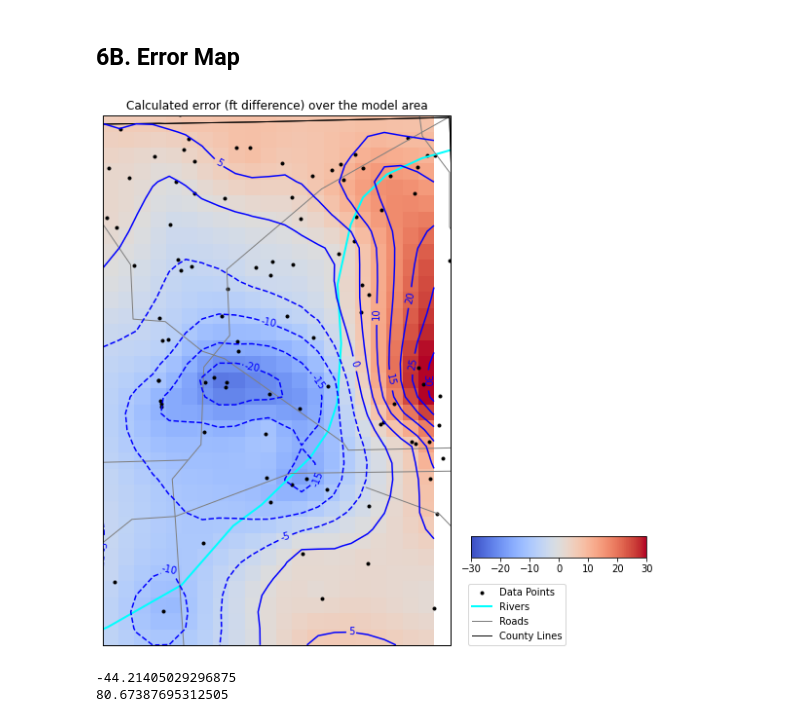
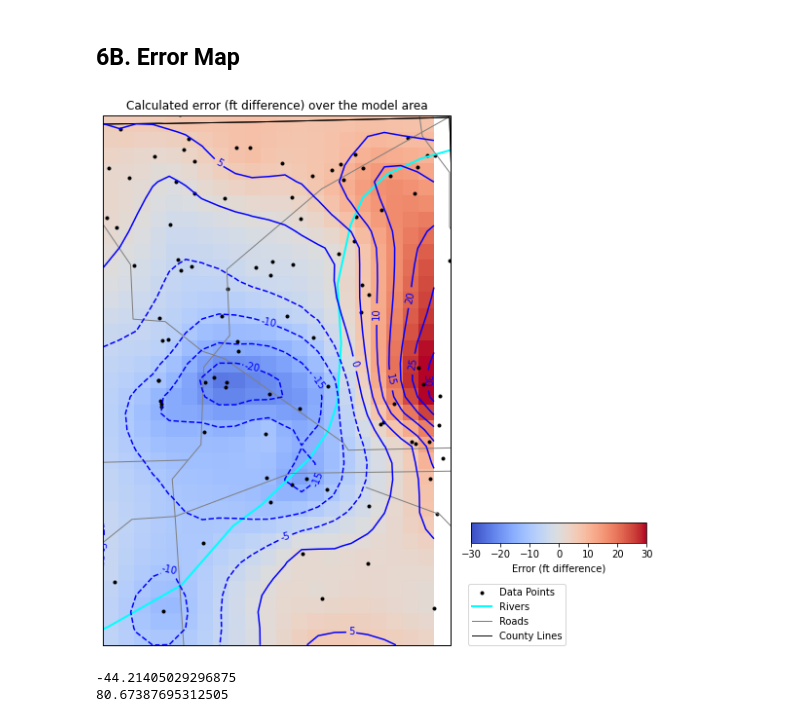
Before and after one commit to dbabrams/ShallowDolomite_Group, a Jupyter notebook: Master_Code/WillCounty_Final_MODFLOW.ipynb, the cells around one changed output. Saved outputs shown, nothing was run; the diff lists cells and outputs as text; code cells hidden in the pictures.

```diff
--- a/Master_Code/WillCounty_Final_MODFLOW.ipynb
+++ b/Master_Code/WillCounty_Final_MODFLOW.ipynb
@@ -893,36 +893,36 @@ ax.add_feature(smallestrivers,edgecolor='aqua',linewidth=2.0)
 ax.add_feature(majorroads,edgecolor='gray',linewidth=1.0) # Roads will be gray lines
 ax.add_feature(USCOUNTIES.with_scale('5m'),linewidth=1.0) # County lines will be black lines
 
 #Create contours from the interpolation
 error_contour_levels = [-20,-15,-10,-5,0,5,10,15,20,25,30] # Set contour levels for contouring error
 cset_contour = plt.contour(X,Y,z,error_contour_levels,colors='blue')
 
 #Add in a continuous color flood
 cset_fill=plt.imshow(z,vmin=-30,vmax=30,cmap=plt.cm.coolwarm,origin='lower',extent=[X.min(), X.max(), Y.min(), Y.max()])
 
 #The following code could also be used, if a discrete color flood is preferred:
 #cset_fill = plt.contourf(X,Y,z,vmin=-100,vmax=100,cmap=plt.cm.coolwarm)
 
 #Label contours (makes use of pylab)
 pylab.clabel(cset_contour, inline=1, fontsize=10,fmt='%1.0f')
 
 #Plot the points that were measured
 points=plt.scatter(pumping_ob['long'], pumping_ob['lat'], marker=".", color="black", label="Data Points")
 
 #Add a legend to the plot
 #cities_towns=mpatches.Patch(color='plum',label='Population Centers') #Create a proxy artist to represent population centers on the legend
 rivers=mlines.Line2D([],[],linewidth=2.0,color='aqua',label='Rivers') #Proxy artist for large and small rivers
 roads=mlines.Line2D([],[],linewidth=1.0,color='gray',label='Roads') #Proxy artist for major roads
 counties=mlines.Line2D([],[],linewidth=1.0,color='black',label='County Lines') #Proxy artist for county lines
 #ax.legend(loc='lower left',handles=[cities_towns,points,rivers,roads,counties])
 ax.legend(loc=[1.05,0],handles=[points,rivers,roads,counties])
 
 #Add in a colorbar
-cax = fig.add_axes([0.79, 0.25, 0.25, 0.03])
-fig.colorbar(cset_fill, cax=cax, orientation='horizontal')
+cax = fig.add_axes([0.79, 0.27, 0.25, 0.03])
+fig.colorbar(cset_fill, cax=cax, orientation='horizontal',label='Error (ft difference)')
 plt.show()
 # %% [output]
-[figure, old version]
+[figure, new version]
 # %%
 print(pumping_ob.error.min())
 print(pumping_ob.error.max())
```
